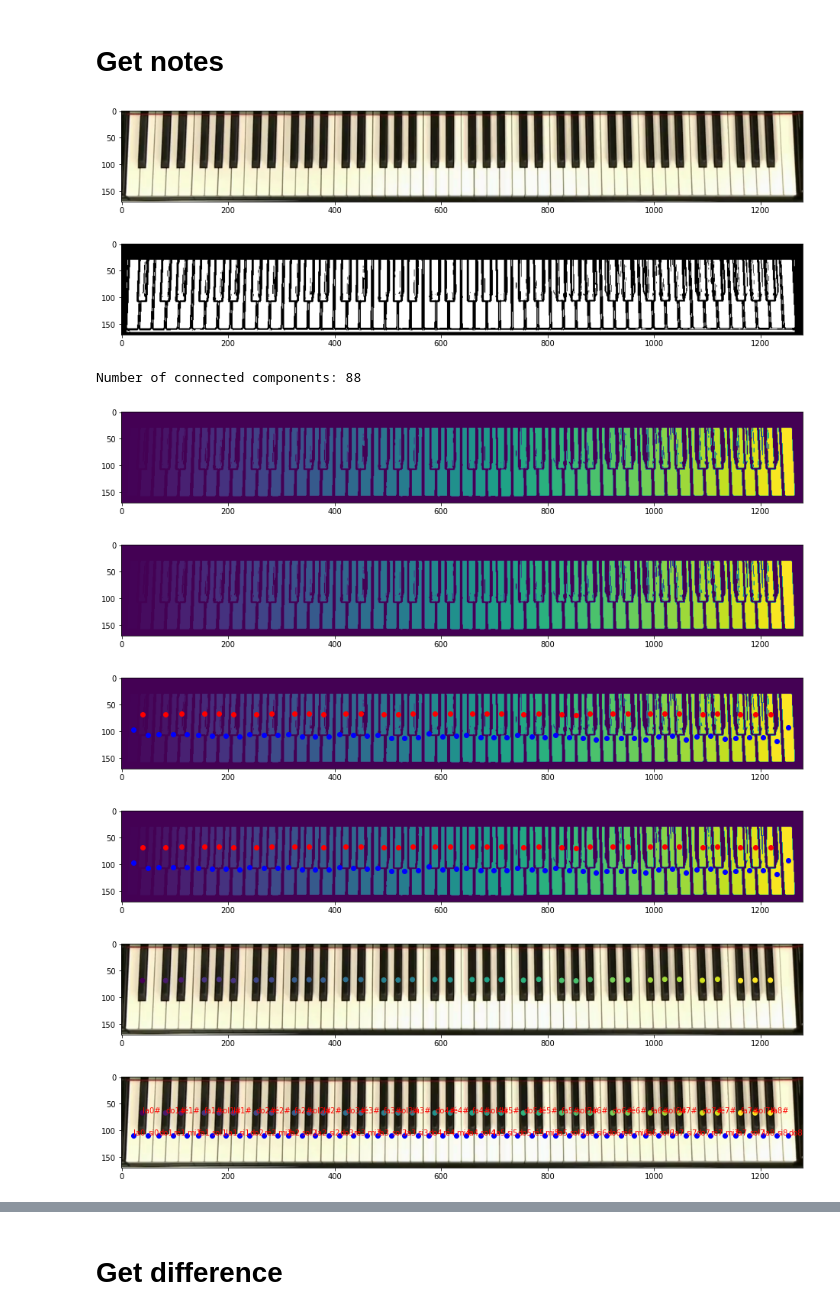
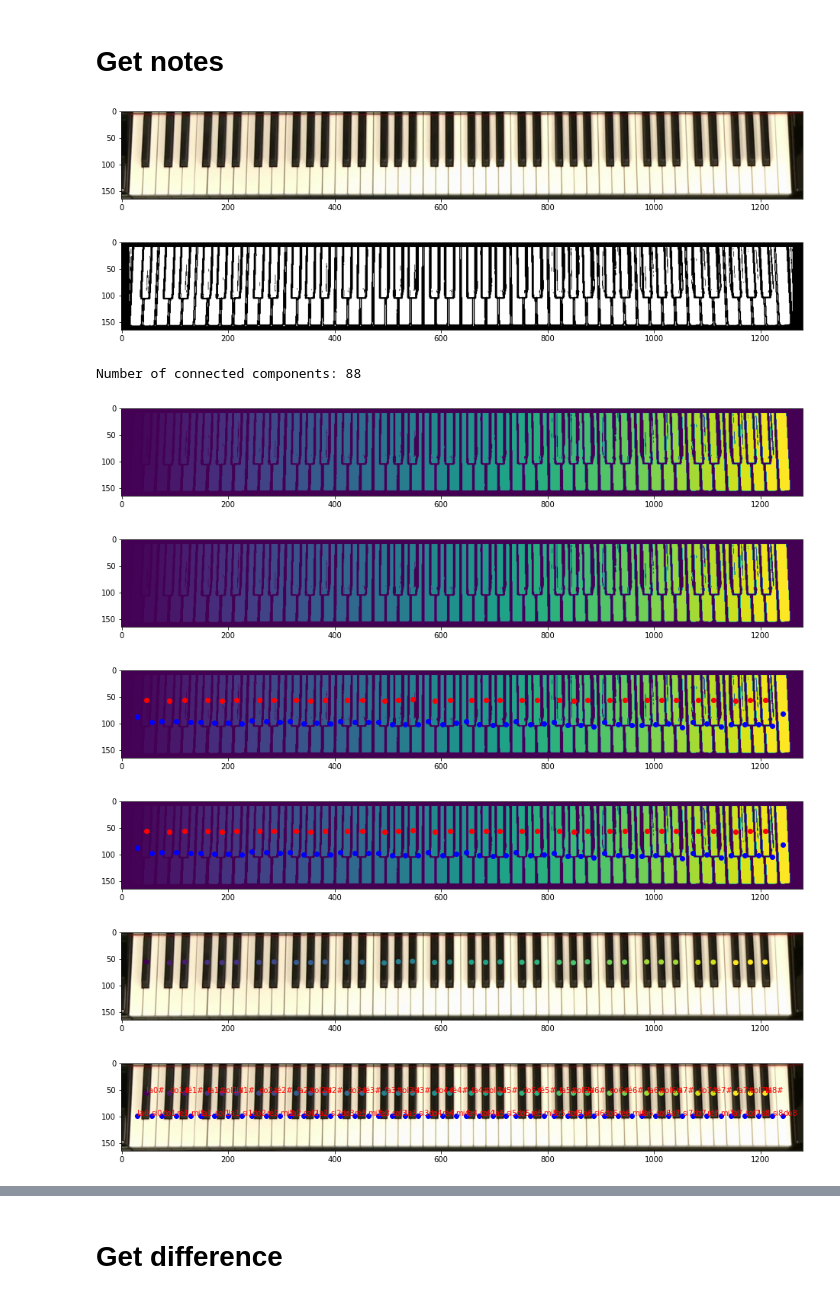
Before and after one commit to LongVanTH/INF573_Project, a Jupyter notebook: pipelines.ipynb, the cells around one changed output, grey strips where cells are left out. Saved outputs shown, nothing was run; the diff lists cells and outputs as text; code cells hidden in the pictures.

Commit message:
pipelines for scarborough fair

```diff
--- a/pipelines.ipynb
+++ b/pipelines.ipynb
@@ -26,20 +26,20 @@ OpenCV: FFMPEG: fallback to use tag 0x31637661/'avc1'
 # %% [markdown]
 # Get notes
 # %%
-cap = cv2.VideoCapture('mp4/autumn_cropped.mp4')
-bfc.show_frame(cap, 0)
-image = bfc.get_frame(cap, 0)[1]
+cap = cv2.VideoCapture('mp4/scarborough_fair.mp4')
+image = bfc.get_frame(cap, 814)[1]
+image = bfc.crop_frame(image, 375, 0, 540-375, image.shape[1], show=True)
 # %% [output]
-[figure, old version]
+[figure, new version]
 # %%
-pipe = pkn.pipeline(image, with_hull=True, threshold = 4000, kx=20, crop=[30,5,10,15], min_area=200, max_width=200, show=True)
+pipe = pkn.pipeline(image, with_hull=True, threshold = 4000, kx=15, crop=[10,7,15,19], min_area=300, max_width=200, show=True)
 labels, black_keys, white_keys, n_labels, stats, centroids, group, notes, sobel = pipe
 # %% [output]
-[figure, old version]
+[figure, new version]
 Number of connected components: 88
-[figure, old version]
+[figure, new version]
-[figure, old version]
+[figure, new version]
-[figure, old version]
+[figure, new version]
-[figure, old version]
+[figure, new version]
-[figure, old version]
+[figure, new version]
-[figure, old version]
+[figure, new version]
```
Also changed, not shown: parts of 25 cells of this notebook, 9 other files.
